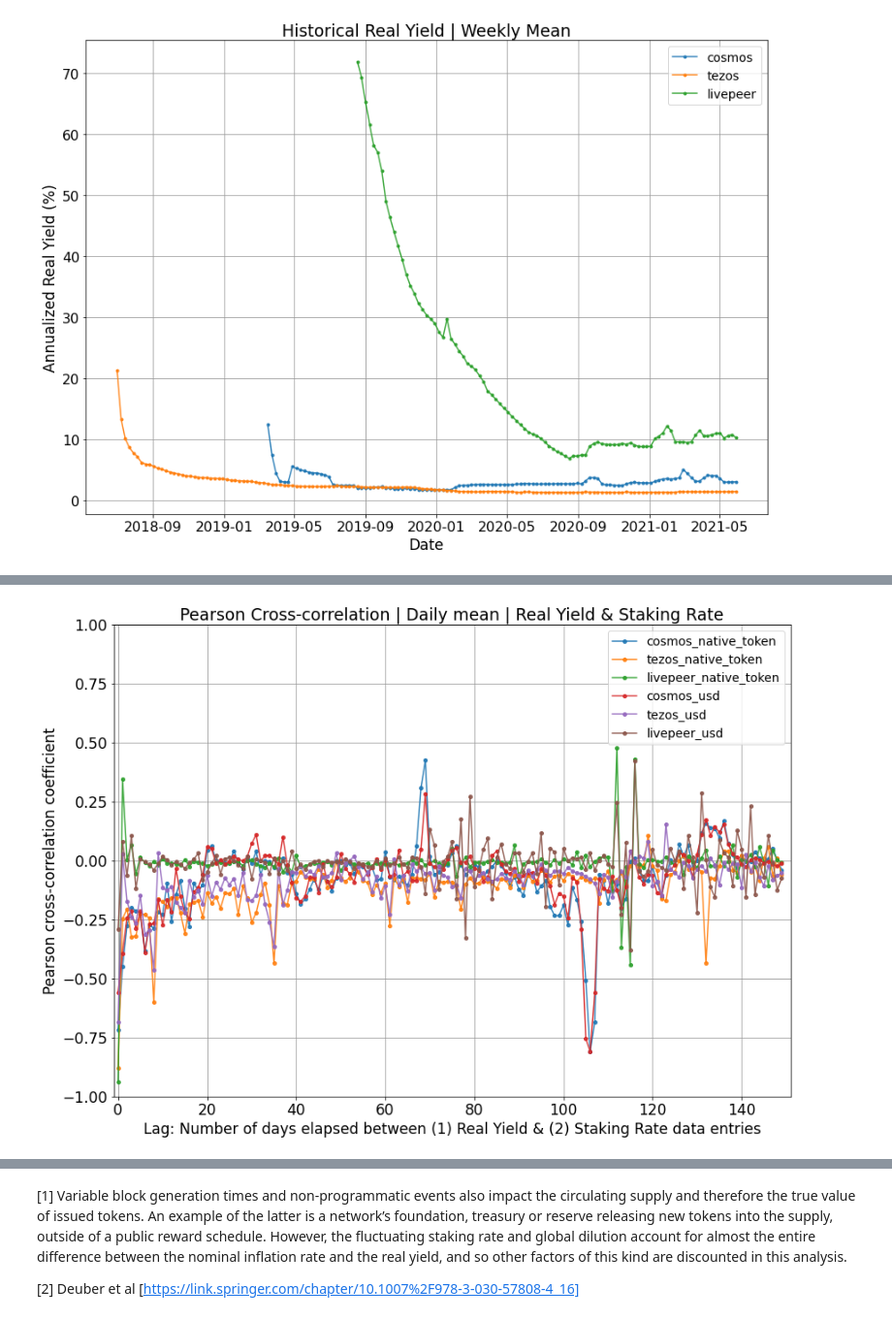
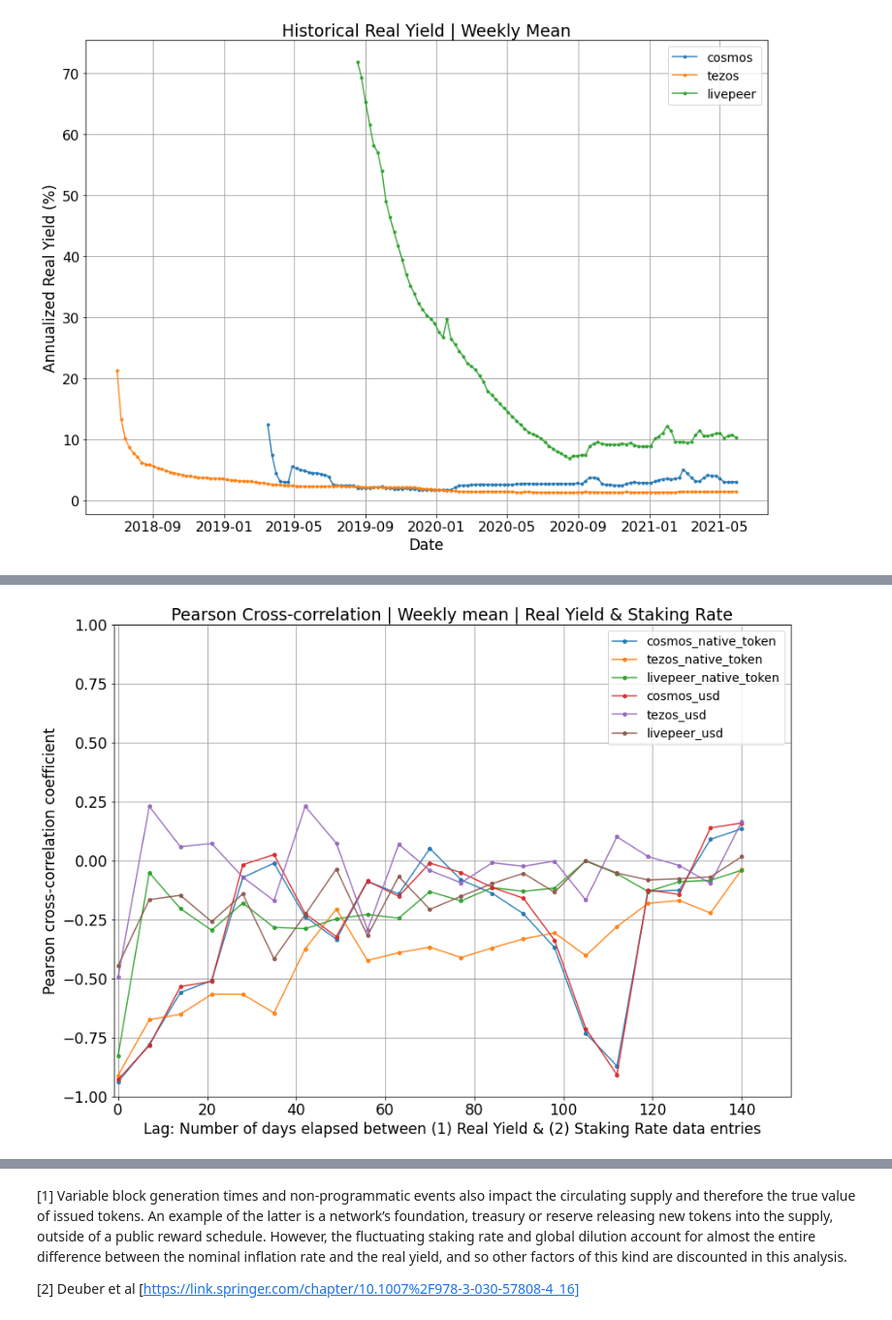
Before and after one commit to threshold-network/economic-research, a Jupyter notebook: Subsidization_Participation_Bivariate_Analysis.ipynb, the cells around one changed output, grey strips where cells are left out. Shown at 97% size. Saved outputs shown, nothing was run; the diff lists cells and outputs as text; code cells hidden in the pictures.

Commit message:
pearson lagged cc at 3 downsamples

```diff
--- a/Subsidization_Participation_Bivariate_Analysis.ipynb
+++ b/Subsidization_Participation_Bivariate_Analysis.ipynb
@@ -159,35 +168,34 @@ def lag_Pcorr_PV(df, lag_start, lag_end, feature, target, lump):
 # %%
 SRnetworks = {}
 SRnetworks['cosmos'] = pd.read_csv(r'cosmos.csv')
 SRnetworks['tezos'] = pd.read_csv(r'tezos.csv')
 SRnetworks['livepeer'] = pd.read_csv(r'livepeer.csv')
 
 SR_corr = {}
 SR_corrUSD = {}
 for net in SRnetworks:
     SRnetworks[net] = SRnetworks[net].dropna()
     SRnetworks[net]['dateTime'] = pd.to_datetime(SRnetworks[net]['timestamp'], unit='s')
     SRnetworks[net] = SRnetworks[net].set_index('dateTime')
     SRnetworks[net]['aRUSD'] = SRnetworks[net]['adjustedReward'] * SRnetworks[net]['priceUsd']
     ipl(SRnetworks[net])
     detrend(SRnetworks[net])
     dif(SRnetworks[net])
-    SRnetworks[net] = SRnetworks[net].resample('D').mean()
-    SR_corr[net] = lag_Pcorr(SRnetworks[net], 0, 150, 'adjustedReward', 'total_staked', int(365/365))
-    SR_corrUSD[net] = lag_Pcorr(SRnetworks[net], 0, 150, 'aRUSD', 'total_staked', int(365/365))
+    SRnetworks[net] = SRnetworks[net].resample('W').mean()
+    SR_corr[net] = lag_Pcorr(SRnetworks[net], 0, int(150/7), 'adjustedReward', 'total_staked', int(365/52))
+    SR_corrUSD[net] = lag_Pcorr(SRnetworks[net], 0, int(150/7), 'aRUSD', 'total_staked', )
 
 for net in SR_corr:
     plt.plot(*zip(*sorted(SR_corr[net].items())), label = net+'_native_token', alpha=0.9, marker = 'o', ms =4)
 for net in SR_corrUSD:
     plt.plot(*zip(*sorted(SR_corrUSD[net].items())), label = net+'_usd', alpha=0.9, marker = 'o', ms =4)
-plt.title('Pearson Cross-correlation | Daily mean | Real Yield & Staking Rate', fontsize=19)
+plt.title('Pearson Cross-correlation | Weekly mean | Real Yield & Staking Rate', fontsize=19)
 plt.xlabel('Lag: Number of days elapsed between (1) Real Yield & (2) Staking Rate data entries', fontsize=17)
 plt.ylabel('Pearson cross-correlation coefficient', fontsize=17)
 plt.xticks(fontsize=17)
 plt.yticks(fontsize=17)
 plt.legend(loc=0, fontsize=14)
 plt.axis([-1, 151, -1,1])
 plt.grid(b=True, which='major', color='#999999', linestyle='-')
-#plt.savefig('1CC.pdf')
 # %% [output]
-[figure, old version]
+[figure, new version]
```
Also changed, not shown: parts of 8 cells of this notebook.
